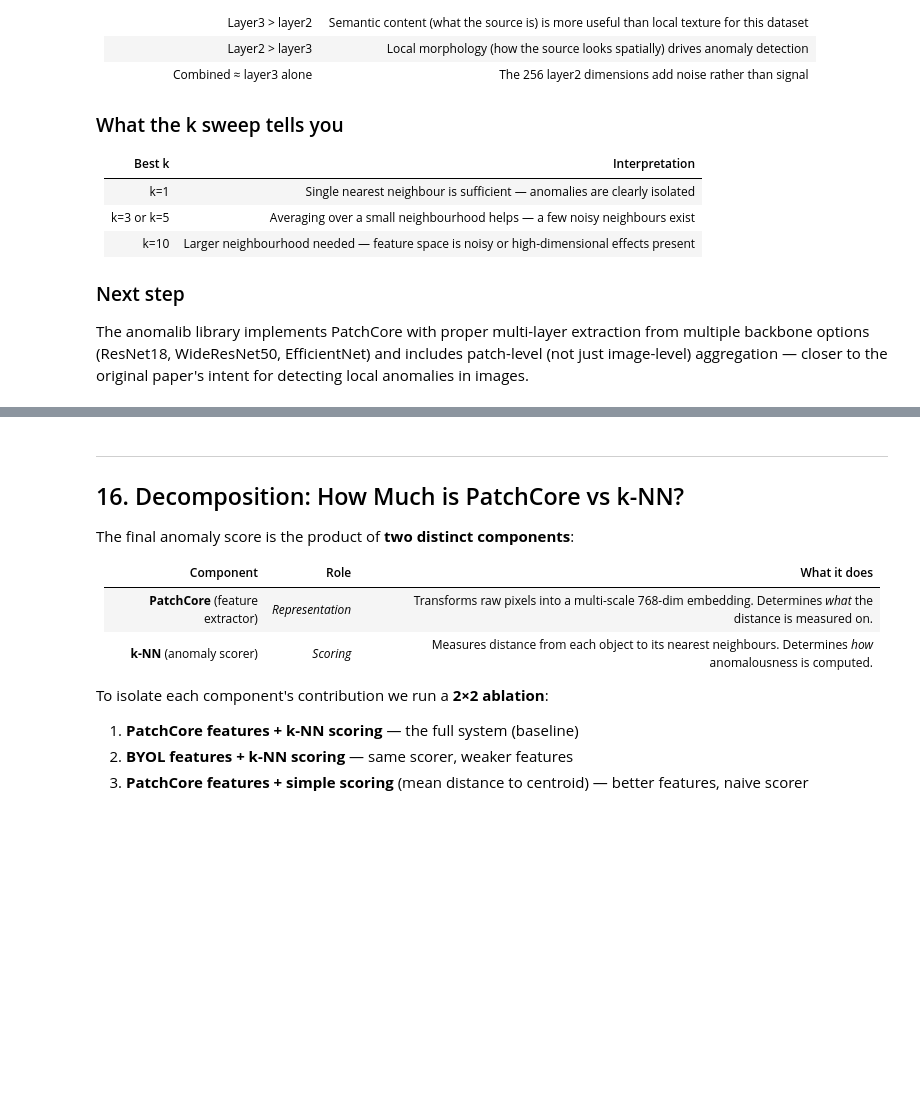
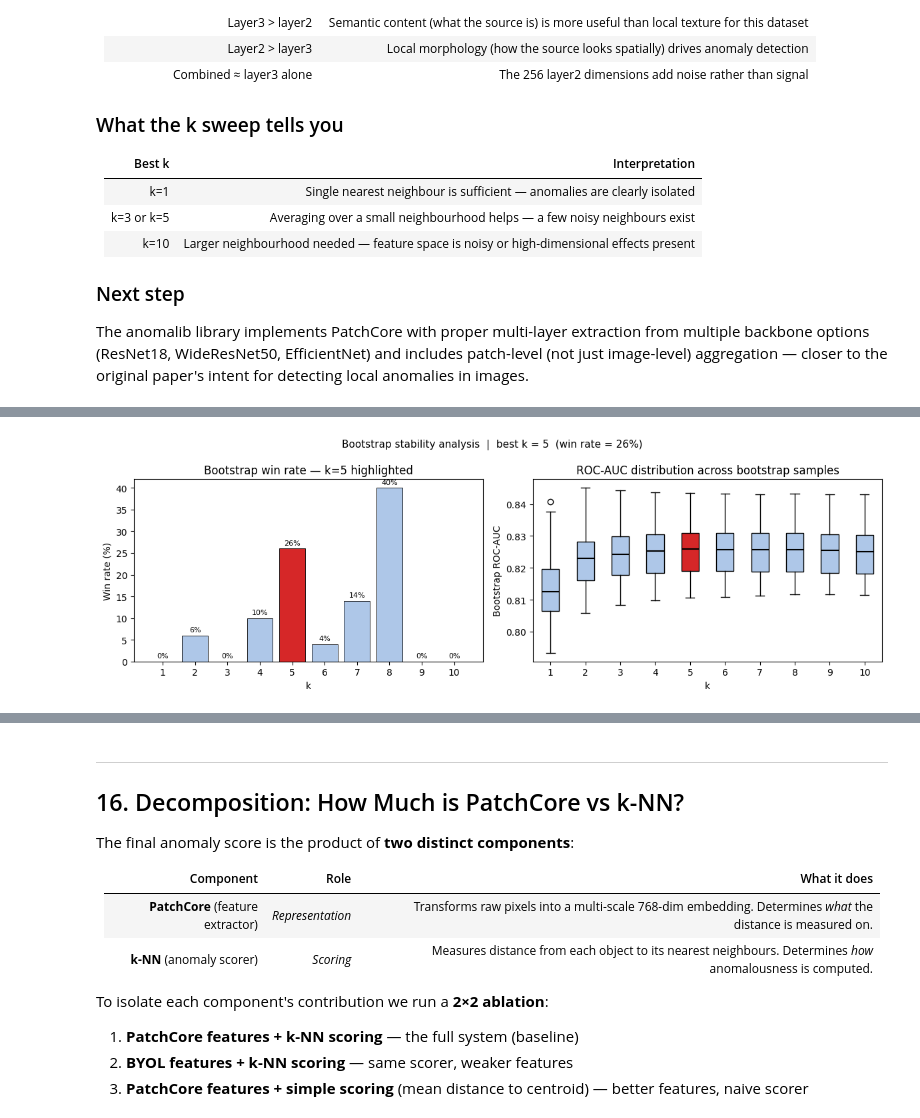
Before and after one commit to MioraRandrianasy/Patchore_feature_extraction_MGCLS, a Jupyter notebook: scripts/patchcore_extraction.ipynb, the cells around one changed output, grey strips where cells are left out. Drawn from its saved outputs; the diff is of its cells as text; code cells hidden in the pictures; blank space fills up the shorter version.

```diff
--- a/scripts/patchcore_extraction.ipynb
+++ b/scripts/patchcore_extraction.ipynb
@@ -761,0 +1014,83 @@ original paper's intent for detecting local anomalies in images.
+# %%
+# ── 15b.5  Bootstrap stability of best k ─────────────────────────────────
+#
+# Re-sample 80% of objects 50 times and check how often each k wins.
+# A k that wins consistently is a more trustworthy choice than one that
+# wins on the full set but loses on subsets.
+
+np.random.seed(42)
+N_BOOT    = 50
+BOOT_FRAC = 0.80
+
+win_counts = {k: 0 for k in fine_k_list}
+boot_aucs  = {k: [] for k in fine_k_list}
+
+n_eval = len(eval_ids)
+y_arr  = y_pc.values if hasattr(y_pc, 'values') else y_pc
+
+for b in range(N_BOOT):
+    idx   = np.random.choice(n_eval, size=int(n_eval * BOOT_FRAC),
+                             replace=False)
+    y_sub = y_arr[idx]
+    if y_sub.sum() < 2:
+        continue          # skip degenerate bootstrap samples
+    boot_k_auc = {}
+    for k in fine_k_list:
+        sc_sub = fine_scores[k][idx]
+        boot_k_auc[k] = roc_auc_score(y_sub, sc_sub)
+        boot_aucs[k].append(boot_k_auc[k])
+    winner = max(boot_k_auc, key=boot_k_auc.get)
+    win_counts[winner] += 1
+
+# ── Summary table ─────────────────────────────────────────────────────────
+boot_df = pd.DataFrame({
+    'Win rate (%)': {k: 100 * v / N_BOOT for k, v in win_counts.items()},
+    'Mean AUC':     {k: np.mean(v) for k, v in boot_aucs.items()},
+    'Std AUC':      {k: np.std(v)  for k, v in boot_aucs.items()},
+    'Min AUC':      {k: np.min(v)  for k, v in boot_aucs.items()},
+})
+boot_df.index.name = 'k'
+print(f'Bootstrap stability ({N_BOOT} runs, {int(BOOT_FRAC*100)}% subsample):')
+display(boot_df.style.highlight_max(subset=['Win rate (%)', 'Mean AUC'],
+                                     color='#c8f7c5').format('{:.3f}'))
+
+# ── Win-rate bar chart ────────────────────────────────────────────────────
+fig, axes = plt.subplots(1, 2, figsize=(12, 4))
+
+ax = axes[0]
+ks   = list(win_counts.keys())
+wins = [win_counts[k] / N_BOOT * 100 for k in ks]
+colors = ['#d62728' if k == best_k else '#aec7e8' for k in ks]
+ax.bar(ks, wins, color=colors, edgecolor='k', linewidth=0.6)
+ax.set_xlabel('k')
+ax.set_ylabel('Win rate (%)')
+ax.set_title(f'Bootstrap win rate — k={best_k} highlighted')
+ax.set_xticks(ks)
+for k, w in zip(ks, wins):
+    ax.text(k, w + 0.5, f'{w:.0f}%', ha='center', va='bottom', fontsize=8)
+
+ax2 = axes[1]
+positions = list(range(len(fine_k_list)))
+bp = ax2.boxplot([boot_aucs[k] for k in fine_k_list],
+                 positions=positions, patch_artist=True,
+                 medianprops=dict(color='k', linewidth=1.5))
+for patch, k in zip(bp['boxes'], fine_k_list):
+    patch.set_facecolor('#d62728' if k == best_k else '#aec7e8')
+ax2.set_xticks(positions)
+ax2.set_xticklabels(fine_k_list)
+ax2.set_xlabel('k')
+ax2.set_ylabel('Bootstrap ROC-AUC')
+ax2.set_title('ROC-AUC distribution across bootstrap samples')
+
+plt.suptitle(
+    f'Bootstrap stability analysis  |  best k = {best_k}  '
+    f'(win rate = {win_counts[best_k]/N_BOOT*100:.0f}%)',
+    fontsize=11
+)
+plt.tight_layout()
+plt.show()
+
+print(f'\n>>> Final selected k = {best_k}  '
+      f'(full-set AUC={best_auc:.5f}, '
+      f'bootstrap win rate={win_counts[best_k]/N_BOOT*100:.0f}%)')
+# %% [output]
@@ -761,0 +1110 @@ original paper's intent for detecting local anomalies in images.
+[figure, added]
```
Also changed, not shown: parts of 24 cells of this notebook, 4 other files.
